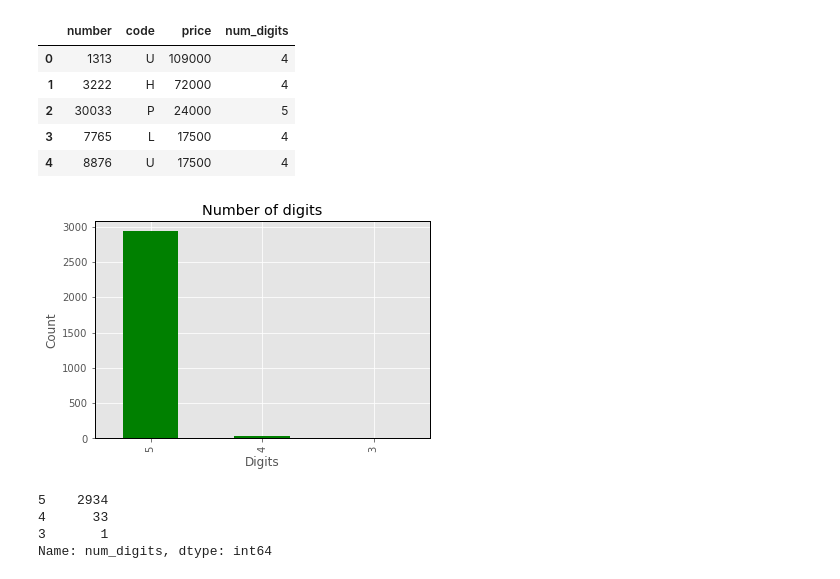
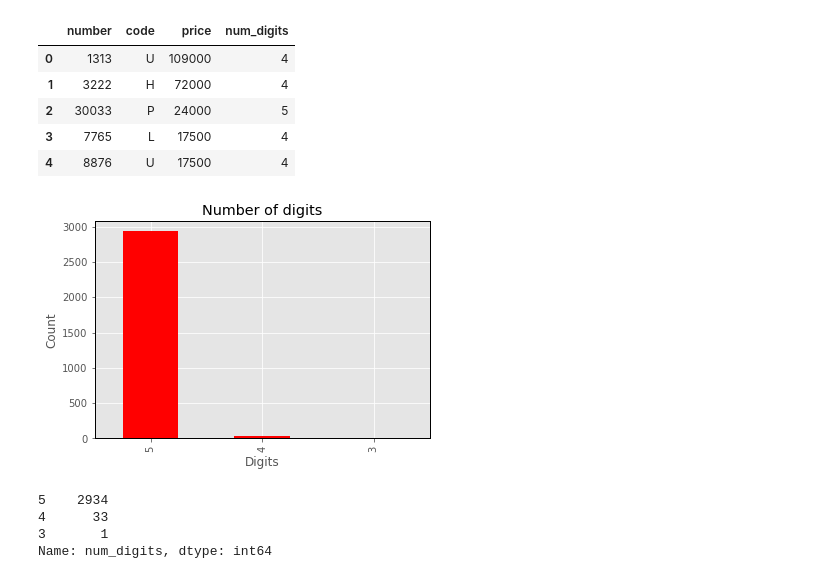
Before and after one commit to FardinAhsan146/DXB-Numberplate-Price-Predictor, a Jupyter notebook: EDA_notebook.ipynb, the cells around one changed output. Saved outputs shown, nothing was run; the diff lists cells and outputs as text; code cells hidden in the pictures.

```diff
--- a/EDA_notebook.ipynb
+++ b/EDA_notebook.ipynb
@@ -62,12 +62,12 @@ df.head()
 | 4 | 8876 | U | 17500 | 4 |
 # %%
 # plot # digits for dataviz
-df['num_digits'].value_counts().plot(kind = 'bar', color = 'green');
+df['num_digits'].value_counts().plot(kind = 'bar', color = 'red');
 plt.title('Number of digits');
 plt.xlabel('Digits');
 plt.ylabel('Count');
 # %% [output]
-[figure, old version]
+[figure, new version]
 # %%
 # same dataviz but this time numbers.
 # This poses dillemma of should I drop
```
Also changed, not shown: parts of 5 cells of this notebook.
